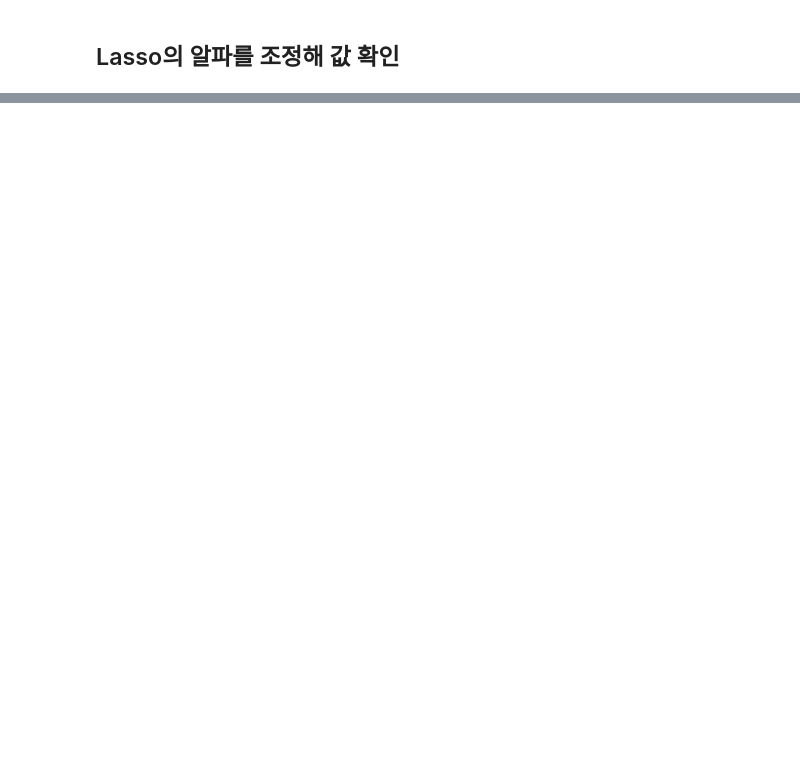
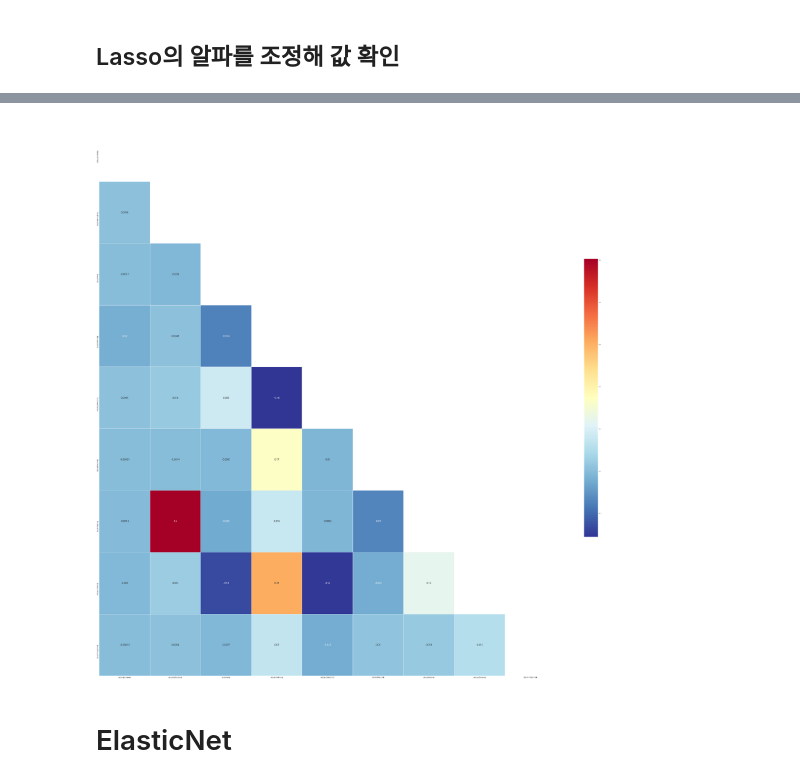
Before and after one commit to Sunghwi01/Project2, a Jupyter notebook: 라쏘.ipynb, the cells around one changed output, grey strips where cells are left out. Drawn from its saved outputs; the diff is of its cells as text; code cells hidden in the pictures; blank space fills up the shorter version.

```diff
--- a/라쏘.ipynb
+++ b/라쏘.ipynb
@@ -138,0 +220,7 @@ coeff_df.sort_values(by=sort_column, ascending=False)
+# %%
+
+feature = pd.DataFrame(a)
+feature.index
+feature = df[['[제조]노동소득분배율','[제조]비유동자산증가율', '[제조]부채비율',
+            '[제조]총자본투자효율', '[제조]매입채무회전기간', '[제조]매출액순이익률',
+            '[제조]총자본증가율', '[제조]순운전자본비율', '[제조]자기자본순이익률']]
@@ -138,0 +260,17 @@ coeff_df.sort_values(by=sort_column, ascending=False)
+# %%
+def corr_heatmap(dataset, method_option = 'pearson'):
+
+
+    # heatmap 그리기
+    mask_ut=np.triu(np.ones(dataset.corr().shape)).astype(bool)
+    plt.figure(figsize=(80,80))
+    sns.heatmap(dataset.corr(method=method_option), annot = True, cmap = 'RdYlBu_r', cbar_kws={"shrink": .5},
+                annot_kws={"size": 20}, linewidths=.5, mask=mask_ut)
+    plt.show()
+
+# 함수 사용
+corr_heatmap(feature)
+# %% [output]
+[figure, added]
+# %% [markdown]
+# ElasticNet
```
Also changed, not shown: parts of 23 cells of this notebook, 4 other files.
